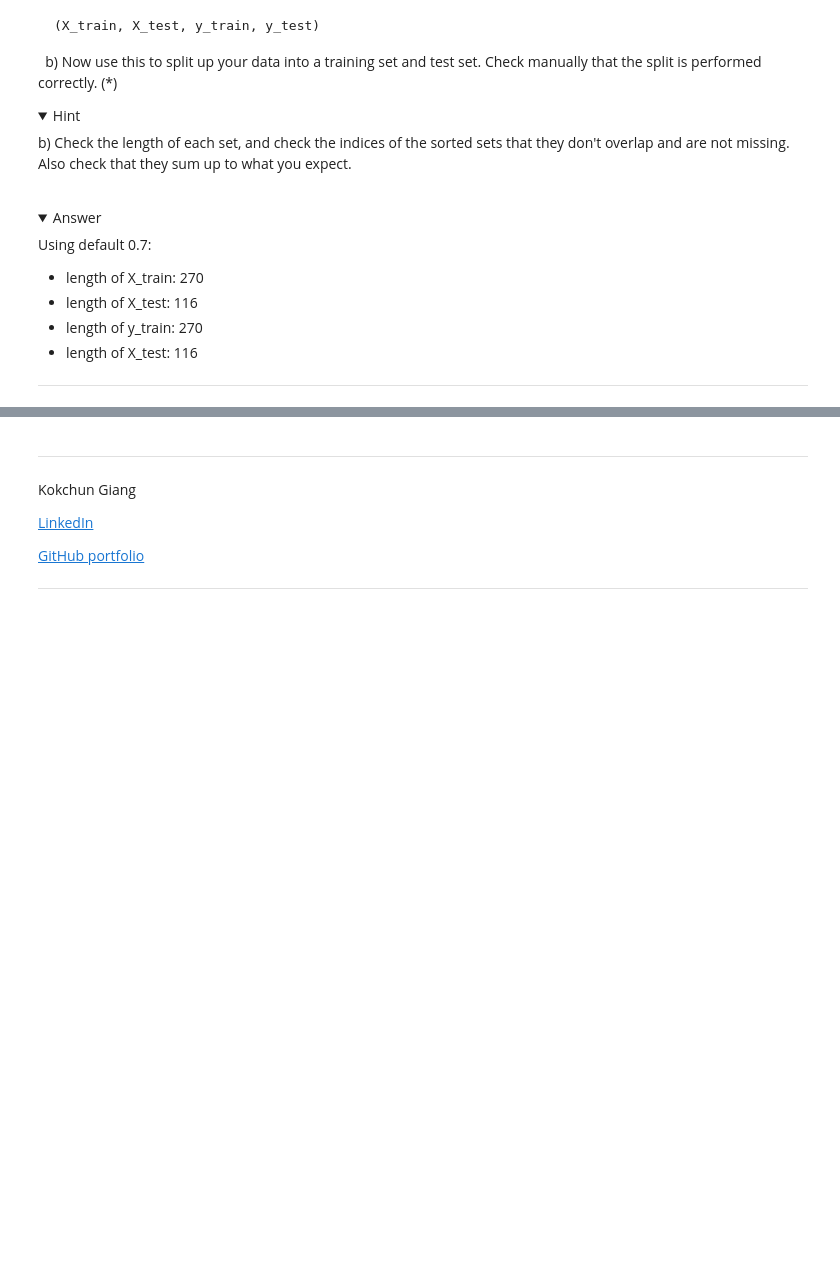
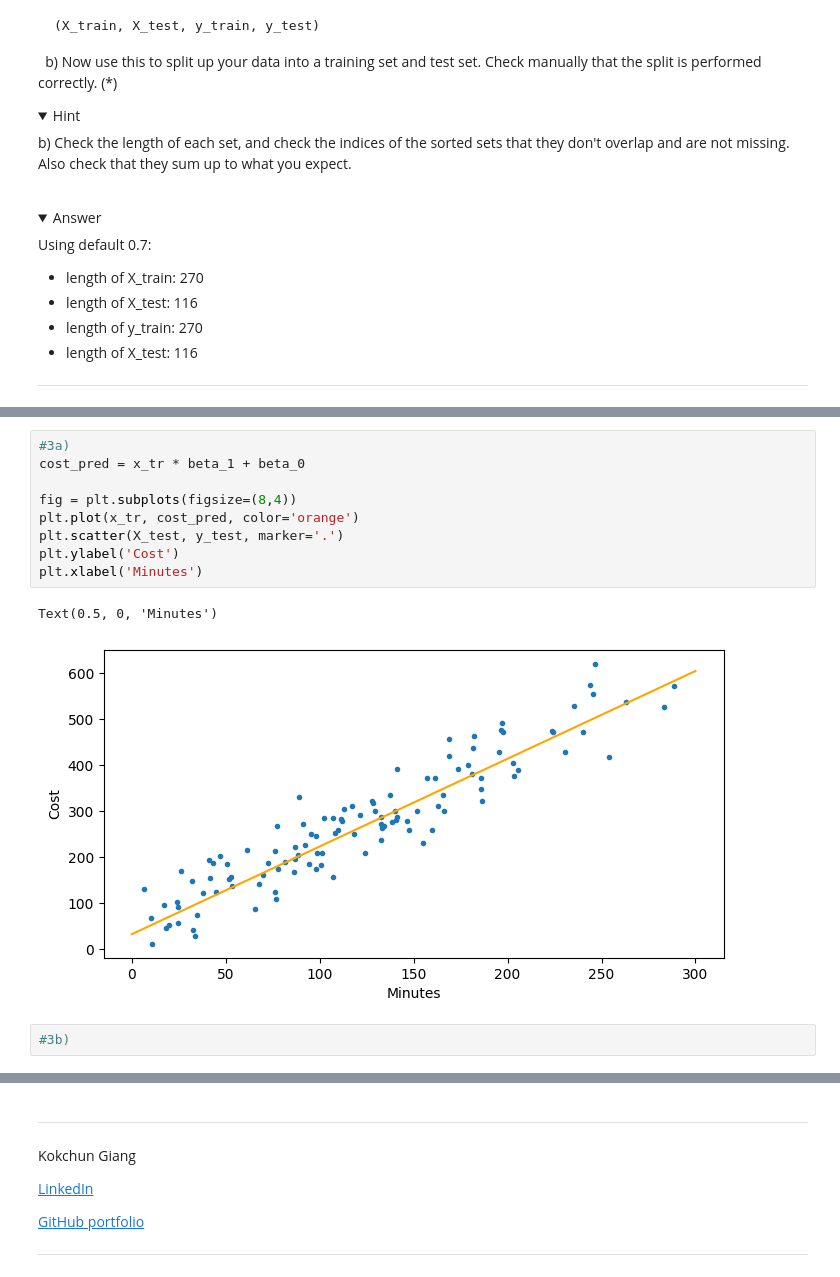
Before and after one commit to dancla240/Machine_Learning_Daniel_Claesson, a Jupyter notebook: Exercises/E00_linear_regression.ipynb, the cells around one changed output, grey strips where cells are left out. Drawn from its saved outputs; the diff is of its cells as text; folded sections open; blank space fills up the shorter version.

```diff
--- a/Exercises/E00_linear_regression.ipynb
+++ b/Exercises/E00_linear_regression.ipynb
@@ -254,6 +291,20 @@ Root mean squared error on testing data: 48.72 kr
 </details>
 
 ---
+# %%
+#3a)
+cost_pred = x_tr * beta_1 + beta_0
+
+fig = plt.subplots(figsize=(8,4))
+plt.plot(x_tr, cost_pred, color='orange')
+plt.scatter(X_test, y_test, marker='.')
+plt.ylabel('Cost')
+plt.xlabel('Minutes')
+# %% [output]
+Text(0.5, 0, 'Minutes')
+[figure, added]
+# %%
+#3b)
 # %% [markdown]
 ## 4. Simulate more explanatory variables (\*)
 
```
Also changed, not shown: parts of 5 cells of this notebook.
